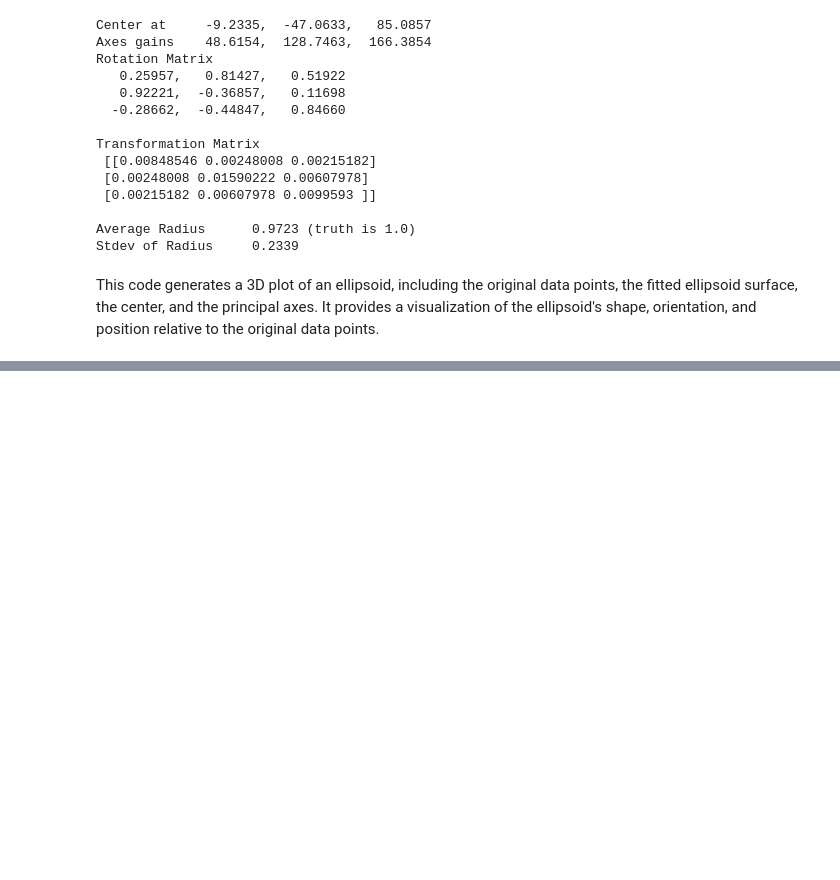
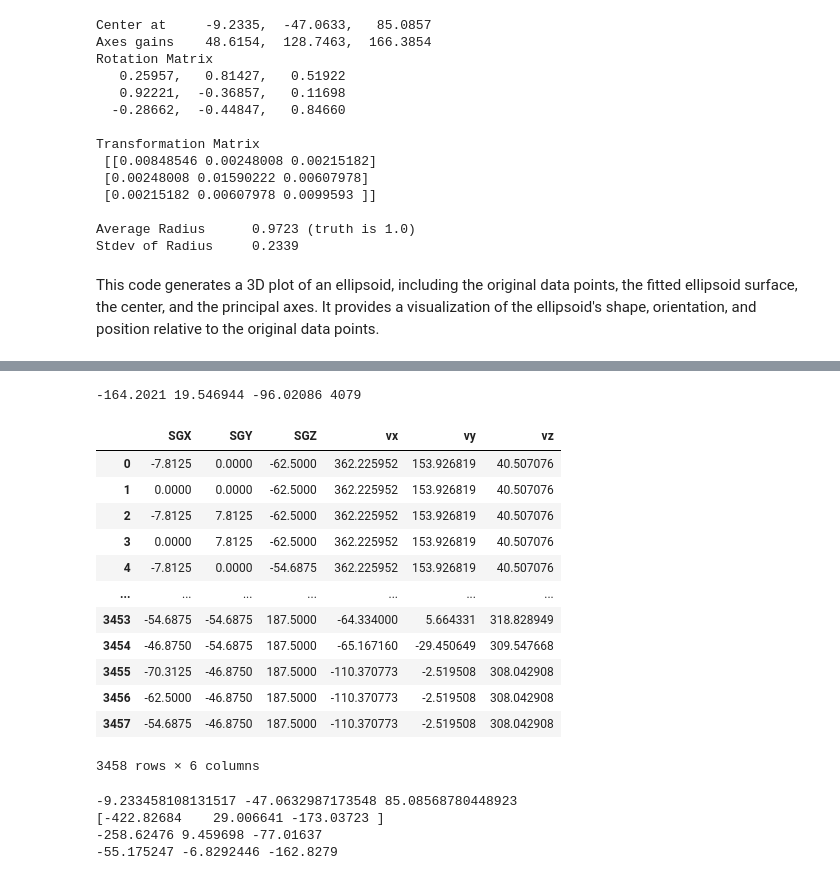
Before and after one commit to KSaid-1/Modeling-Laniakia, a Jupyter notebook: Laniakea_as_ellipsoid_velocityfield.ipynb, the cells around one changed output, grey strips where cells are left out. Drawn from its saved outputs; the diff is of its cells as text; code cells hidden in the pictures; blank space fills up the shorter version.

```diff
--- a/Laniakea_as_ellipsoid_velocityfield.ipynb
+++ b/Laniakea_as_ellipsoid_velocityfield.ipynb
@@ -218,0 +221,8 @@ plt.show()
+# %%
+cube = np.load('CF4_new_128-z008_watershed_laniakea.npy')
+indices = np.argwhere(cube == 1)
+coords = indices.astype(float)
+coords = (coords - 64) * (1000 / 128)
+lania_in = pd.DataFrame(coords, columns=['sgx', 'sgy', 'sgz'])
+lania_in.to_csv('laniakea_cells.csv', index=False)
+lania_in
@@ -218,0 +243,45 @@ plt.show()
+# %%
+ii_in = np.rint(np.round(32. + ((64./1000.)*lania_in["sgx"]),0)).astype(int)
+jj_in = np.rint(np.round(32. + ((64./1000.)*lania_in["sgy"]),0)).astype(int)
+kk_in = np.rint(np.round(32. + ((64./1000.)*lania_in["sgz"]),0)).astype(int)
+lania_v_in = t[:,kk_in,jj_in,ii_in]
+# %%
+sgx_bf = np.mean(lania_v_in[2]);sgy_bf = np.mean(lania_v_in[1]);sgz_bf = np.mean(lania_v_in[0])
+sg_bf = [sgx_bf, sgy_bf, sgz_bf]
+print (sgx_bf,sgy_bf,sgz_bf,len(lania_v_in[2]))
+# %% [output]
+-164.2021 19.546944 -96.02086 4079
+# %%
+lania_cf4_wo_bf = pd.DataFrame(np.column_stack((u,v,w,lania_vv[2]-sgx_bf,lania_vv[1]-sgy_bf,lania_vv[0]-sgz_bf)),columns=["SGX","SGY","SGZ","vx","vy","vz"])
+lania_cf4_wo_bf
+# %% [output]
+|  | SGX | SGY | SGZ | vx | vy | vz |
+| 0 | -7.8125 | 0.0000 | -62.5000 | 362.225952 | 153.926819 | 40.507076 |
+| 1 | 0.0000 | 0.0000 | -62.5000 | 362.225952 | 153.926819 | 40.507076 |
+| 2 | -7.8125 | 7.8125 | -62.5000 | 362.225952 | 153.926819 | 40.507076 |
+| 3 | 0.0000 | 7.8125 | -62.5000 | 362.225952 | 153.926819 | 40.507076 |
+| 4 | -7.8125 | 0.0000 | -54.6875 | 362.225952 | 153.926819 | 40.507076 |
+| ... | ... | ... | ... | ... | ... | ... |
+| 3453 | -54.6875 | -54.6875 | 187.5000 | -64.334000 | 5.664331 | 318.828949 |
+| 3454 | -46.8750 | -54.6875 | 187.5000 | -65.167160 | -29.450649 | 309.547668 |
+| 3455 | -70.3125 | -46.8750 | 187.5000 | -110.370773 | -2.519508 | 308.042908 |
+| 3456 | -62.5000 | -46.8750 | 187.5000 | -110.370773 | -2.519508 | 308.042908 |
+| 3457 | -54.6875 | -46.8750 | 187.5000 | -110.370773 | -2.519508 | 308.042908 |
+3458 rows × 6 columns
+# %%
+sgx_c = center[0]
+sgy_c = center[1]
+sgz_c = center[2]
+ii_c = np.rint(np.round(32. + ((64./1000.)*sgx_c),0)).astype(int)
+jj_c = np.rint(np.round(32. + ((64./1000.)*sgy_c),0)).astype(int)
+kk_c = np.rint(np.round(32. + ((64./1000.)*sgz_c),0)).astype(int)
+lania_v_c = t[:,ii_c,jj_c,kk_c]
+print (sgx_c,sgy_c,sgz_c)
+print (lania_v_c)
+print ((lania_v_c[0]-sgx_bf),(lania_v_c[1]-sgy_bf),(lania_v_c[2]-sgz_bf))
+print (np.mean(lania_vv[0]),np.mean(lania_vv[1]),np.mean(lania_vv[2]))
+# %% [output]
+-9.233458108131517 -47.0632987173548 85.08568780448923
+[-422.82684    29.006641 -173.03723 ]
+-258.62476 9.459698 -77.01637
+-55.175247 -6.8292446 -162.8279
```
Also changed, not shown: parts of 22 cells of this notebook.
